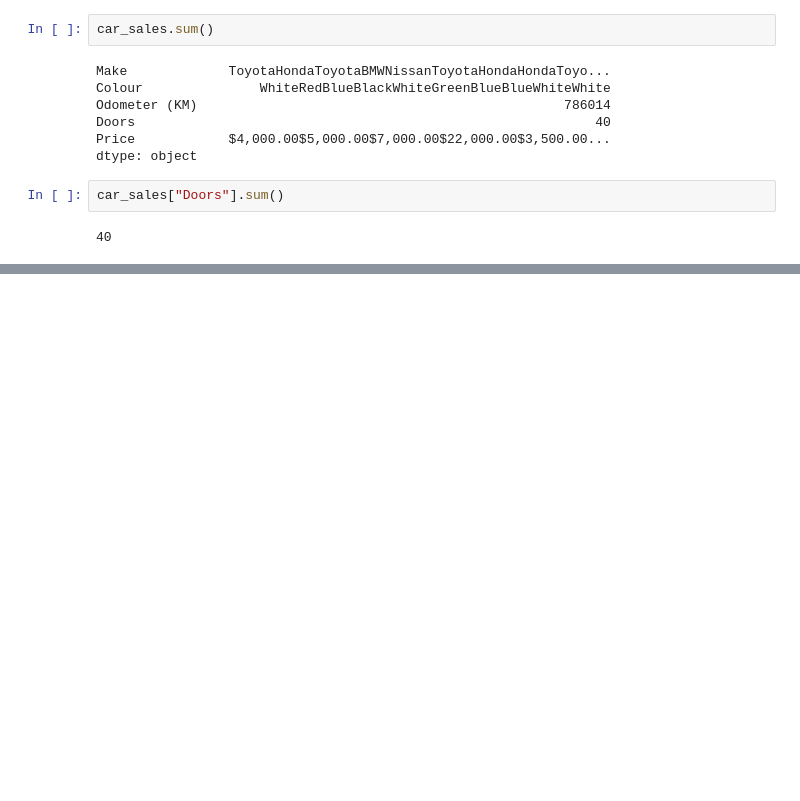
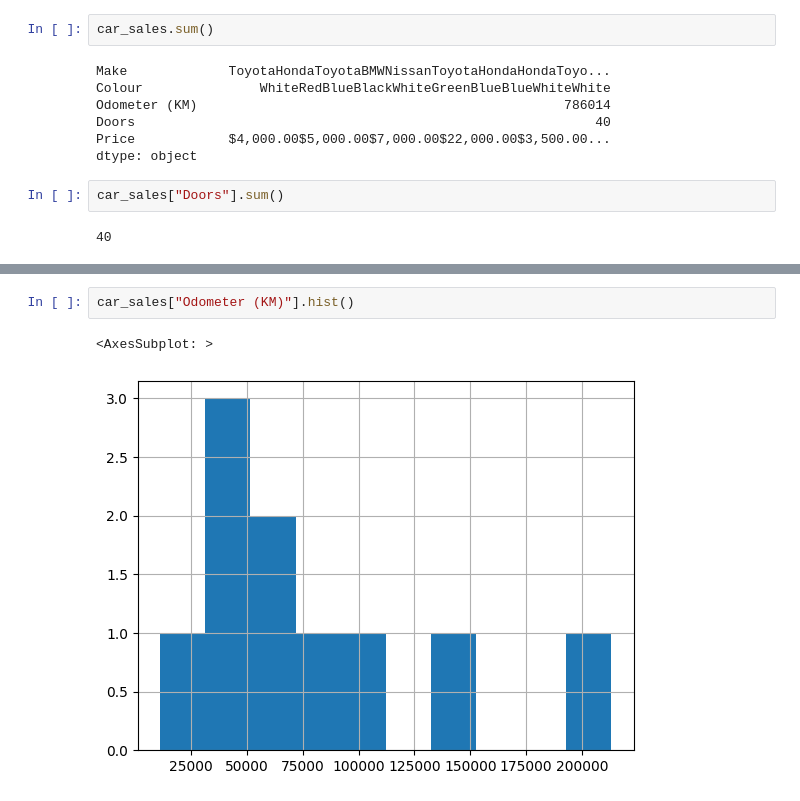
Before and after one commit to Ayoubkassi/Machine-Learning-and-Data-Science, a Jupyter notebook: introduction-to-pandas.ipynb, the cells around one changed output, grey strips where cells are left out. Drawn from its saved outputs; the diff is of its cells as text; blank space fills up the shorter version.

```diff
--- a/introduction-to-pandas.ipynb
+++ b/introduction-to-pandas.ipynb
@@ -161,0 +353,5 @@ car_sales["Doors"].sum()
+# %%
+car_sales["Odometer (KM)"].hist()
+# %% [output]
+<AxesSubplot: >
+[figure, added]
```
Also changed, not shown: parts of 28 cells of this notebook.
